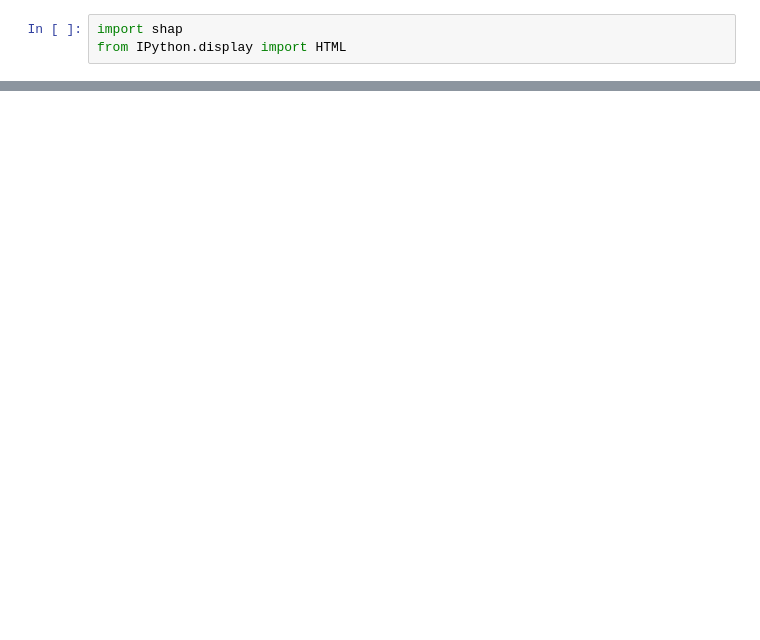
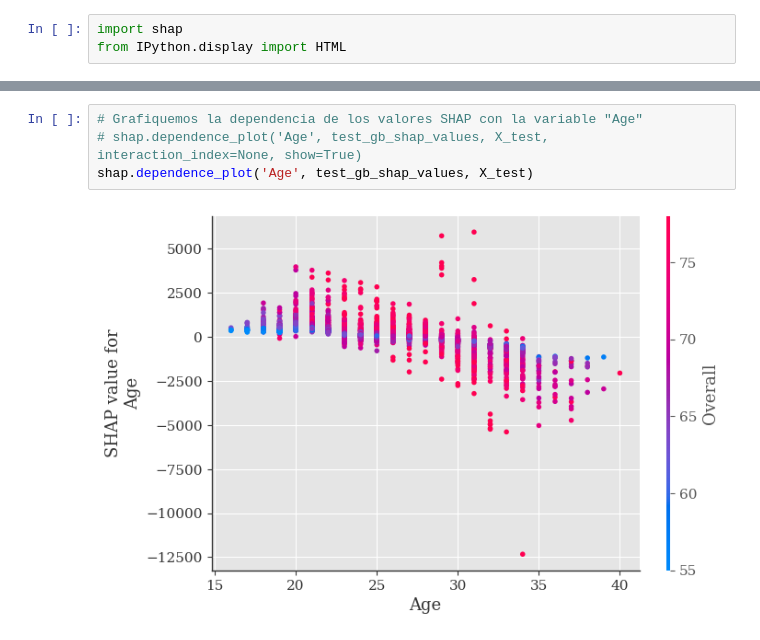
Before and after one commit to samuelcardenasg23/taller1-mlds, a Jupyter notebook: Regresión_con_RF_y_GB.ipynb, the cells around one changed output, grey strips where cells are left out. Saved outputs shown, nothing was run; the diff lists cells and outputs as text; blank space fills up the shorter version.

```diff
--- a/Regresión_con_RF_y_GB.ipynb
+++ b/Regresión_con_RF_y_GB.ipynb
@@ -368 +470,7 @@ train_gb_shap_values = ### CÓDIGO AQUÍ ###
+# %%
+# Grafiquemos la dependencia de los valores SHAP con la variable "Age"
+# shap.dependence_plot('Age', test_gb_shap_values, X_test, interaction_index=None, show=True)
+shap.dependence_plot('Age', test_gb_shap_values, X_test)
+# %% [output]
+[figure, added]
 # %%
```
Also changed, not shown: parts of 16 cells of this notebook.
